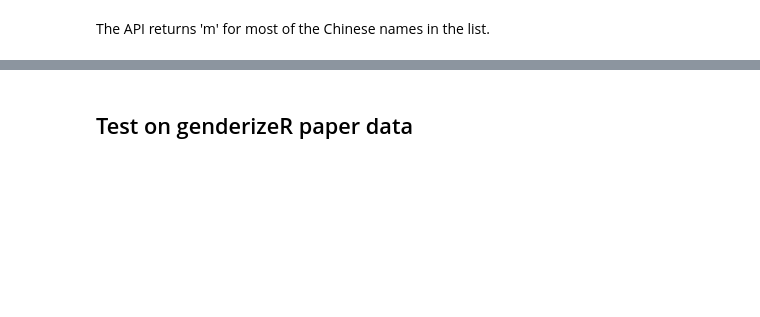
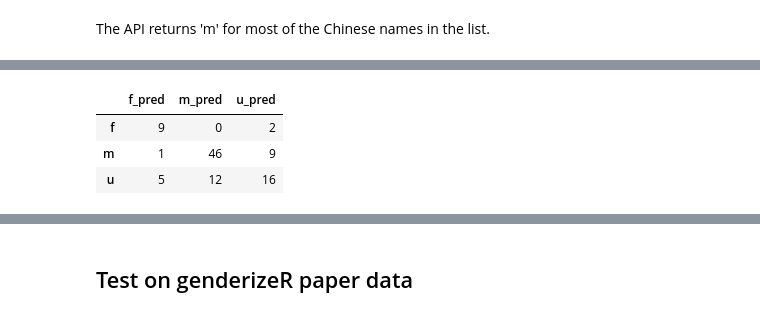
Before and after one commit to GenderGapSTEM-PublicationAnalysis/name_gender_inference, a Jupyter notebook: genderize.io.ipynb, the cells around one changed output, grey strips where cells are left out. Saved outputs shown, nothing was run; the diff lists cells and outputs as text; code cells hidden in the pictures; blank space fills up the shorter version.

```diff
--- a/genderize.io.ipynb
+++ b/genderize.io.ipynb
@@ -81,0 +183,7 @@ print("error where negative value suggestes that more women than men are misscla
+# %%
+zbmath.confusion_matrix
+# %% [output]
+|  | f_pred | m_pred | u_pred |
+| f | 9 | 0 | 2 |
+| m | 1 | 46 | 9 |
+| u | 5 | 12 | 16 |
```
Also changed, not shown: parts of 26 cells of this notebook.
